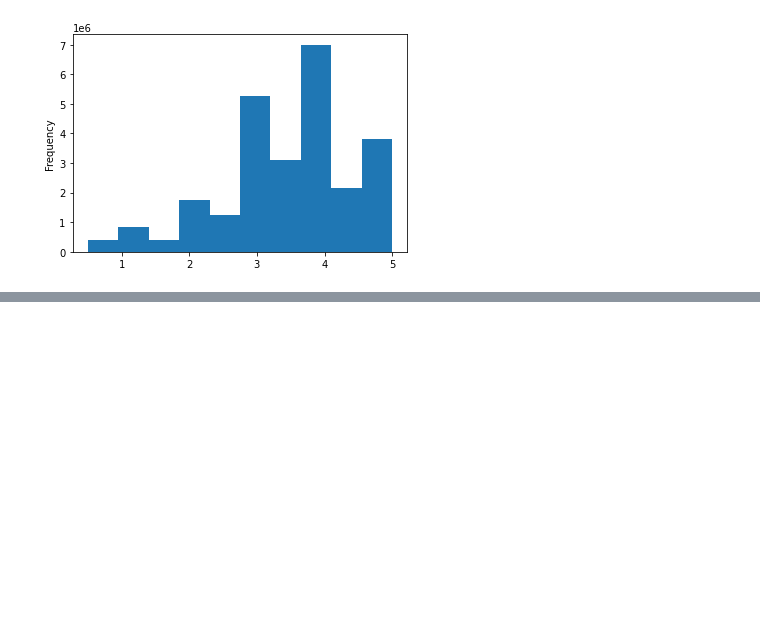
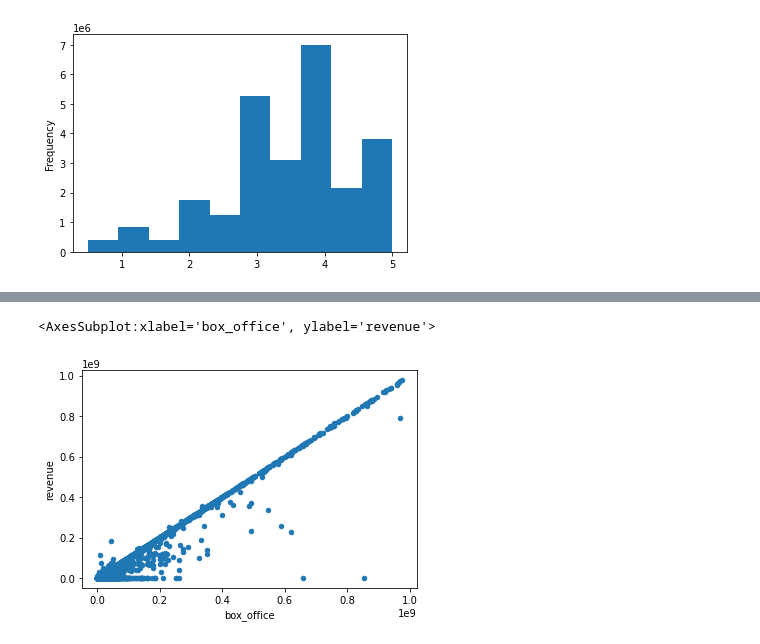
Before and after one commit to HarishN99/Movies-ETL, a Jupyter notebook: Practice.ipynb, the cells around one changed output, grey strips where cells are left out. Drawn from its saved outputs; the diff is of its cells as text; code cells hidden in the pictures; blank space fills up the shorter version.

```diff
--- a/Practice.ipynb
+++ b/Practice.ipynb
@@ -831,0 +886,14 @@ Name: rating, dtype: float64
+# %%
+# Box office
+
+#movies_df.fillna(0).plot(x='box_office', y='revenue', kind='scatter')
+# good but has large outliers
+
+
+# Plot for everything less than $1 billion
+movies_df.fillna(0)[movies_df['box_office'] < 10**9].plot(x='box_office', y='revenue', kind='scatter')
+
+# looks similar to budget, keep kaggle, fill zeros with wiki
+# %% [output]
+<AxesSubplot:xlabel='box_office', ylabel='revenue'>
+[figure, added]
```
Also changed, not shown: parts of 18 cells of this notebook.
